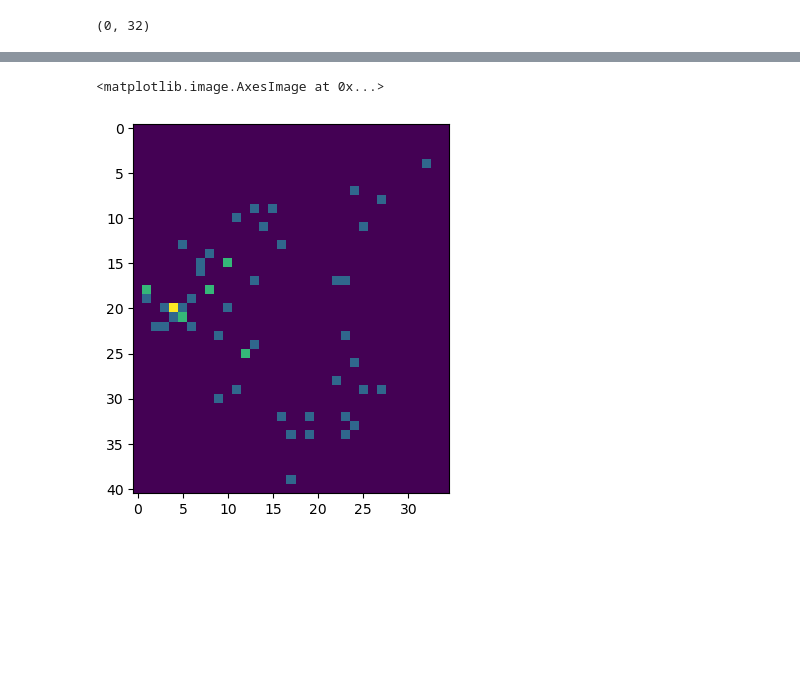
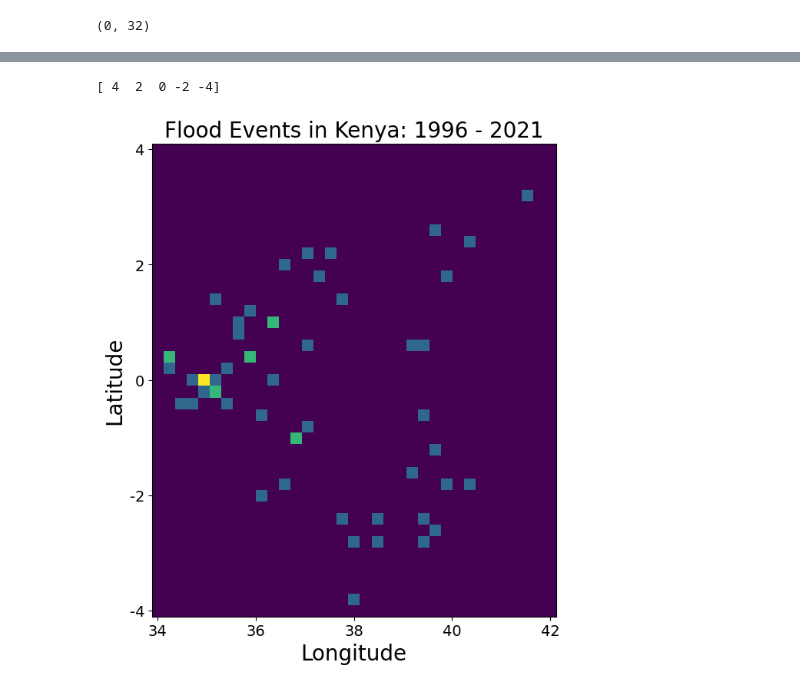
Before and after one commit to alimkarimi/flood_prediction, a Jupyter notebook: CCAI_Flooding_Prototype.ipynb, the cells around one changed output, grey strips where cells are left out. Saved outputs shown, nothing was run; the diff lists cells and outputs as text; code cells hidden in the pictures; blank space fills up the shorter version.

```diff
--- a/CCAI_Flooding_Prototype.ipynb
+++ b/CCAI_Flooding_Prototype.ipynb
@@ -220,6 +257,9 @@ root group (NETCDF3_64BIT_OFFSET data model, file format NETCDF3):
 1435
 # %%
 def find_closest_vector(source, target):
+    """
+    Target needs to be in np.array([lat, long]) format
+    """
     # Calculate the Euclidean distance between each row in the source matrix and the target vector
     distances = np.linalg.norm(source - target, axis=1)
     # Find the index of the minimum distance
@@ -304,9 +344,39 @@ Index of closest vector: 328
 Closest vector:[-0.5 35.5]
 Index of closest vector: 776
 # %%
+plt.figure(figsize=(8, 8))
+
+plt.tick_params(axis='both', which='major', labelsize=14)
+plt.xlabel("Longitude", fontsize=20)
+plt.ylabel("Latitude", fontsize=20)
+plt.title("Flood Events in Kenya: 1996 - 2021", fontsize=20)
+
+y = np.arange(0,41, 1)
+x = np.arange(0,35, 1)
+
+# my_xticks = np.arange(34, 42.75, 0.25)
+# my_yticks = np.arange(-5, 5.25, 0.25)
+
+# Latitude and Longitude ranges with every 2 degrees
+my_xticks = np.arange(34, 43, 2)  # Longitude from 34 to 42 with a step of 2 degrees
+my_yticks = np.flip(np.arange(-4, 6, 2) )  # Latitude from -5 to 5 with a step of 2 degrees
+print(my_yticks)
+
+# Set the ticks to show every 2 degrees
+plt.xticks(np.linspace(0, 34, len(my_xticks)), my_xticks)
+plt.yticks(np.linspace(0, 40, len(my_yticks)), my_yticks)
+# plt.xticks(x, my_xticks)
+# plt.yticks(y, my_yticks)
+
+
+plt.tick_params(axis='both', which='major', labelsize=14)
+
+
 plt.imshow(target_cube)
+
+plt.savefig('aggregated.jpg', dpi=1000)
 # %% [output]
-<matplotlib.image.AxesImage at 0x...>
+[ 4  2  0 -2 -4]
-[figure, old version]
+[figure, new version]
 # %%
 # now, build spatial_temporal cube.
```
Also changed, not shown: parts of 11 cells of this notebook, 4 other files.
